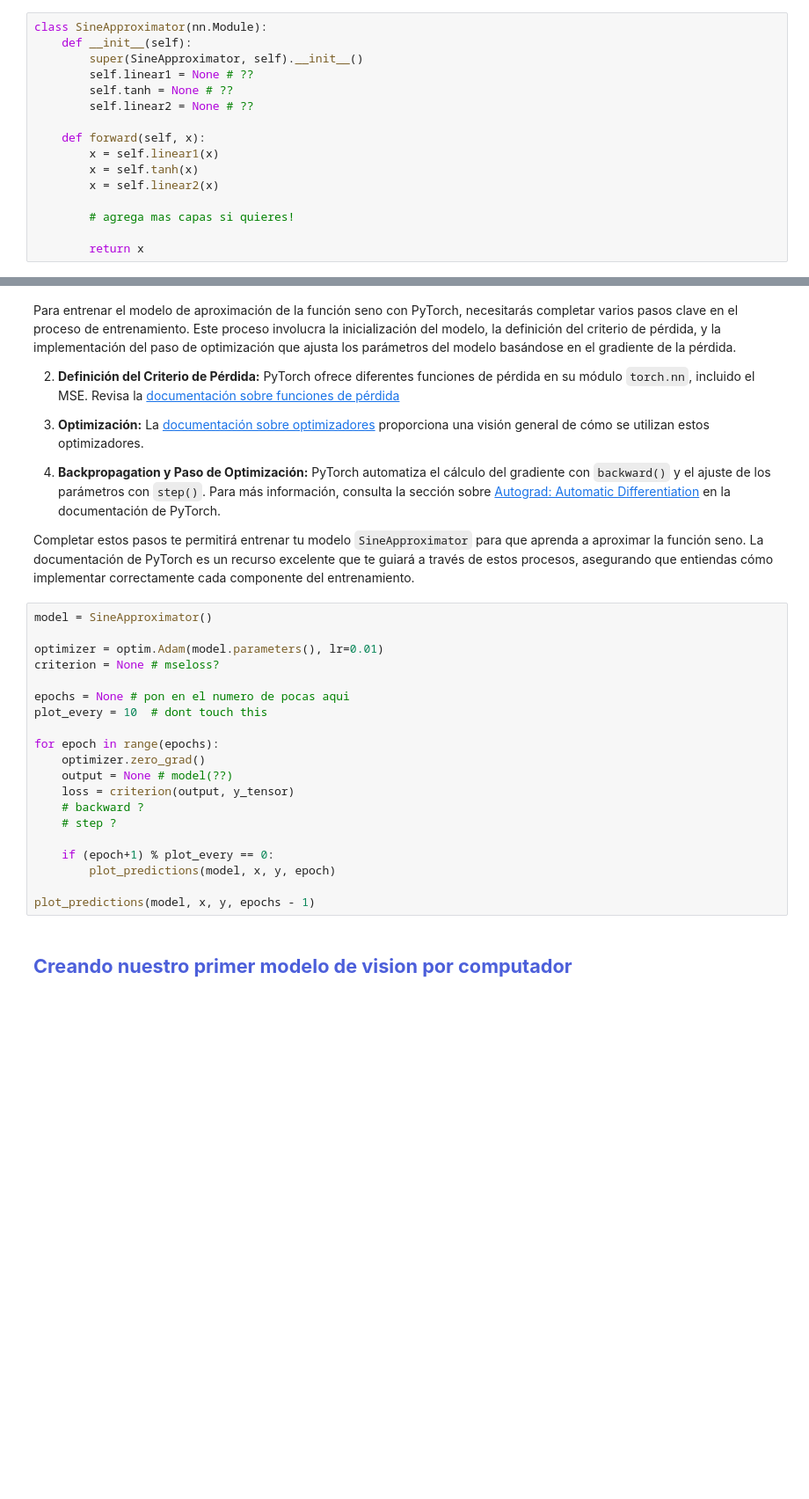
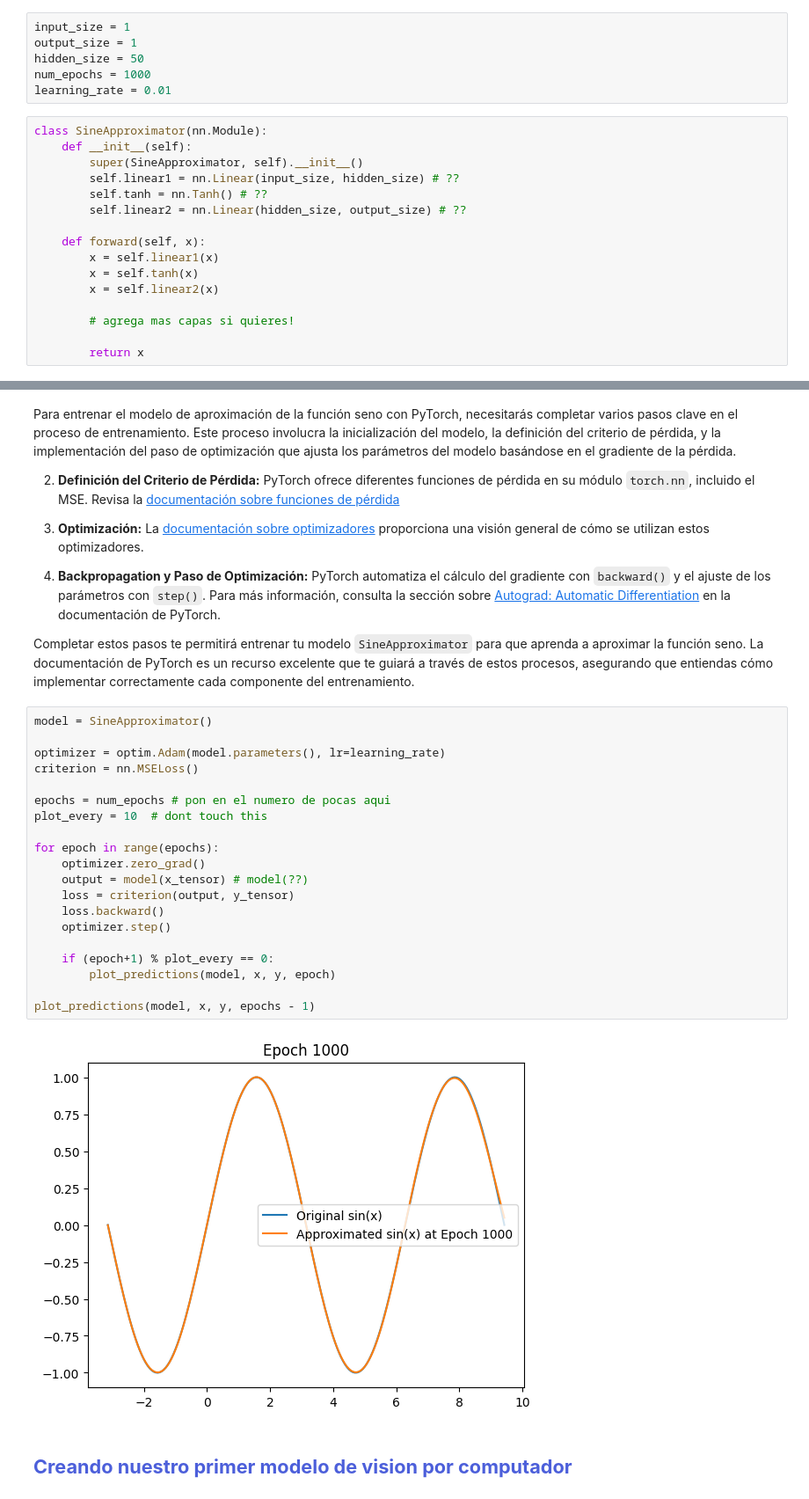
Before and after one commit to Majinka10/Hands-on-Computer-Vision, a Jupyter notebook: Sesiones/Sesion3/Sesion3_1_DeepLearning.ipynb, the cells around one changed output, grey strips where cells are left out. Shown: that part at 88% size. Saved outputs shown, nothing was run; the diff lists cells and outputs as text; blank space fills up the shorter version.

```diff
--- a/Sesiones/Sesion3/Sesion3_1_DeepLearning.ipynb
+++ b/Sesiones/Sesion3/Sesion3_1_DeepLearning.ipynb
@@ -252,10 +231,16 @@ Aquí tienes un esqueleto de la clase. Por favor, completa la implementación de
+# %%
+input_size = 1
+output_size = 1
+hidden_size = 50
+num_epochs = 1000
+learning_rate = 0.01
 # %%
 class SineApproximator(nn.Module):
     def __init__(self):
         super(SineApproximator, self).__init__()
-        self.linear1 = None # ??
-        self.tanh = None # ??
-        self.linear2 = None # ??
+        self.linear1 = nn.Linear(input_size, hidden_size) # ??
+        self.tanh = nn.Tanh() # ??
+        self.linear2 = nn.Linear(hidden_size, output_size) # ??
 
     def forward(self, x):
         x = self.linear1(x)
@@ -293,23 +278,25 @@ Completar estos pasos te permitirá entrenar tu modelo `SineApproximator` para q
 # %%
 model = SineApproximator()
 
-optimizer = optim.Adam(model.parameters(), lr=0.01)
-criterion = None # mseloss?
+optimizer = optim.Adam(model.parameters(), lr=learning_rate)
+criterion = nn.MSELoss()
 
-epochs = None # pon en el numero de pocas aqui
+epochs = num_epochs # pon en el numero de pocas aqui
 plot_every = 10  # dont touch this
 
 for epoch in range(epochs):
     optimizer.zero_grad()
-    output = None # model(??)
+    output = model(x_tensor) # model(??)
     loss = criterion(output, y_tensor)
-    # backward ?
-    # step ?
+    loss.backward()
+    optimizer.step()
 
     if (epoch+1) % plot_every == 0:
         plot_predictions(model, x, y, epoch)
 
 plot_predictions(model, x, y, epochs - 1)
+# %% [output]
+[figure, added]
 # %% [markdown]
 ## <font color='#4C5FDA'>**Creando nuestro primer modelo de vision por computador** </font> <a name="tema1">
 # %% [markdown]
```
Also changed, not shown: parts of 22 cells of this notebook.
